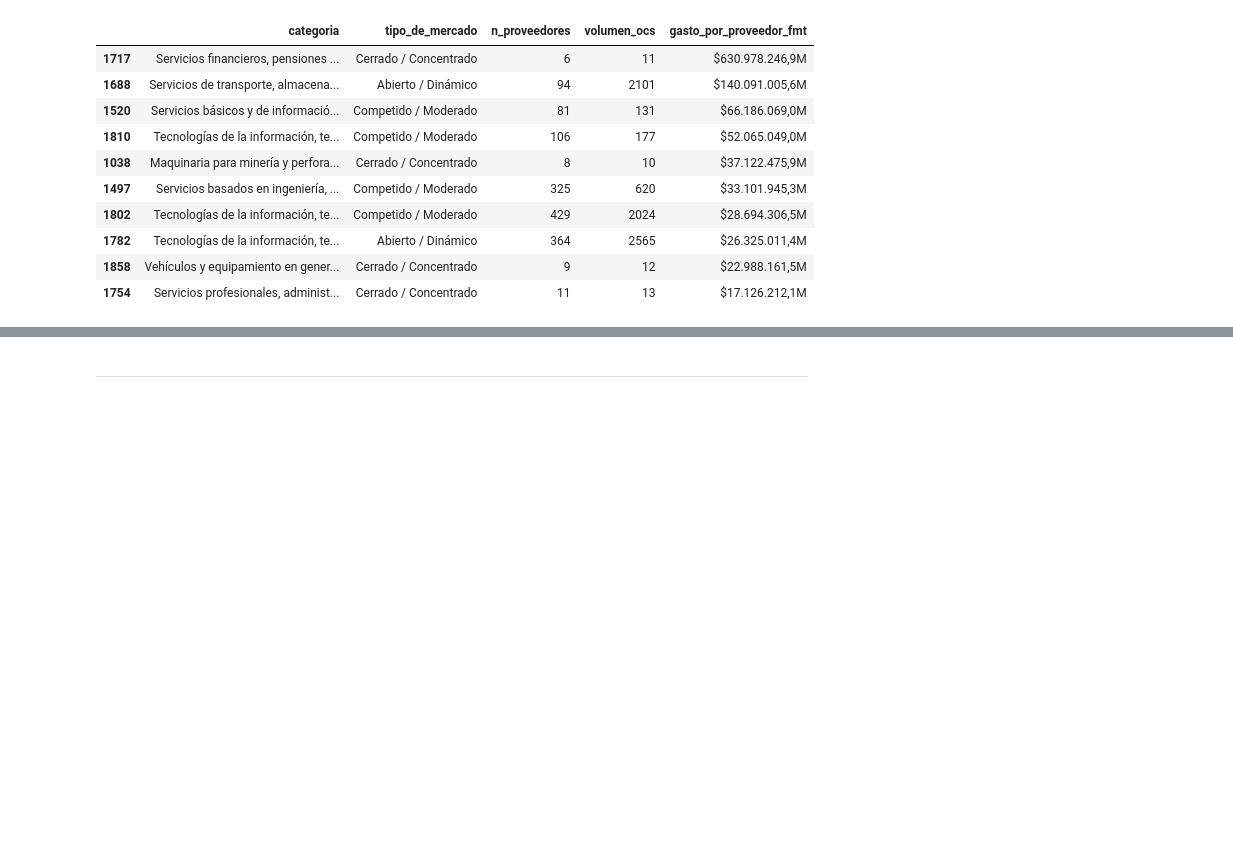
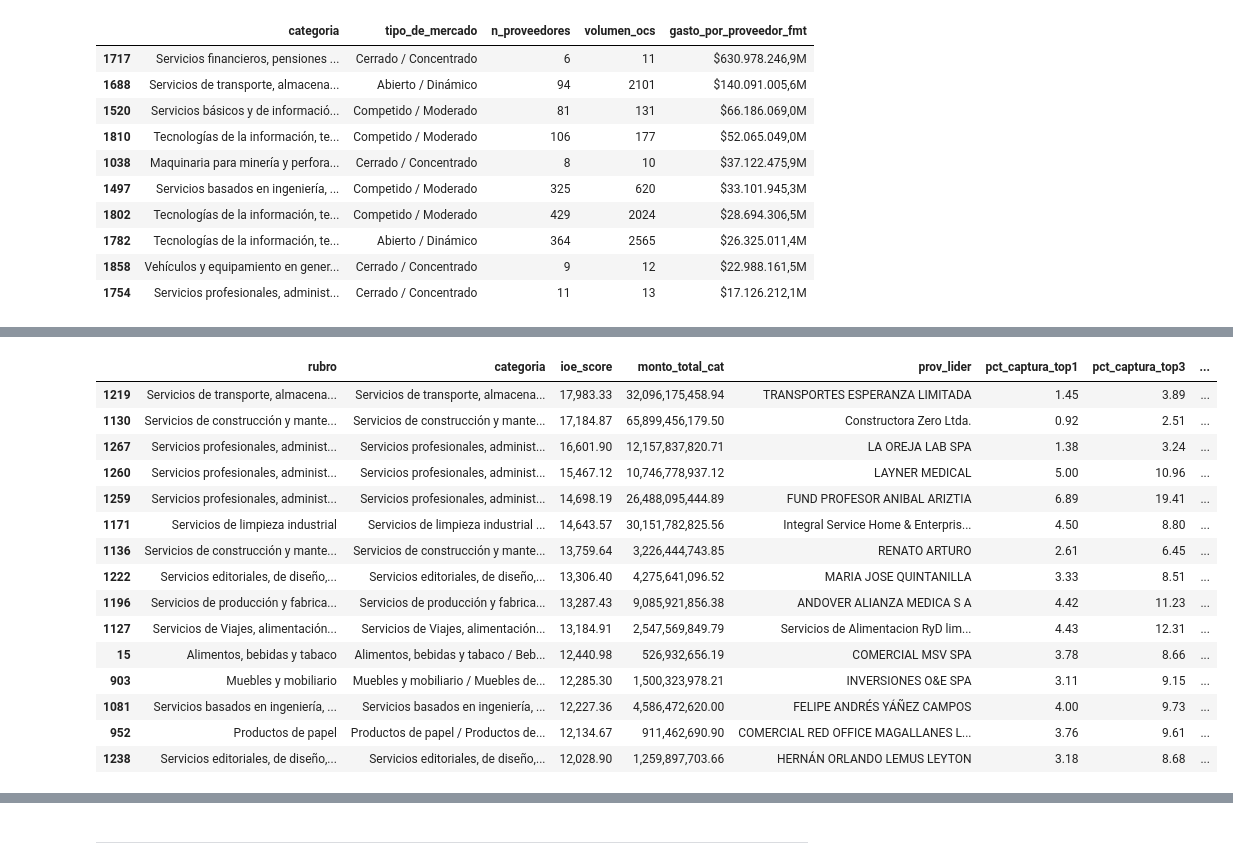
Before and after one commit to oscararayaoad-sys/mercado-publico-eda, a Jupyter notebook: notebooks/02_analyze_mercado_publico.ipynb, the cells around one changed output, grey strips where cells are left out. Cells and saved outputs as stored; diff of their text form; code cells hidden in the pictures; blank space fills up the shorter version.

```diff
--- a/notebooks/02_analyze_mercado_publico.ipynb
+++ b/notebooks/02_analyze_mercado_publico.ipynb
@@ -813,0 +973,67 @@ df_nichos.sort_values("gasto_por_proveedor", ascending=False)[
+# %%
+def calcular_indice_oportunidad(df, min_ordenes=15):
+    # 1. Limpieza previa de outliers extremos (IQR)
+    df_clean = limpiar_outliers_iqr(df)
+
+    resultados = []
+
+    for (rubro, categoria), g in df_clean.groupby(['rubro', 'categoria']):
+        if len(g) < min_ordenes:
+            continue
+
+        monto_total_cat = g['total_linea_neto'].sum()
+
+        monto_por_prov = (
+            g.groupby('nombre_proveedor')['total_linea_neto']
+            .sum()
+            .sort_values(ascending=False)
+        )
+
+        cant_prov = g['nombre_proveedor'].nunique()
+        if cant_prov < 3 or monto_total_cat <= 0:
+            continue
+
+        prov_top1 = monto_por_prov.index[0]
+        pct_top1 = (monto_por_prov.iloc[0] / monto_total_cat) * 100
+        pct_top3 = (monto_por_prov.iloc[:3].sum() / monto_total_cat) * 100
+
+        # Cálculo del Índice de Oportunidad (IOE)
+        ioe = np.log(monto_total_cat) * (100 - pct_top3) * np.log(cant_prov)
+
+        resultados.append({
+            'rubro': rubro,
+            'categoria': categoria,
+            'ioe_score': ioe,
+            'monto_total_cat': monto_total_cat,
+            'prov_lider': prov_top1,
+            'pct_captura_top1': pct_top1,
+            'pct_captura_top3': pct_top3,
+            'cant_proveedores': cant_prov,
+            'total_ordenes_cat': len(g)
+        })
+
+    df_res = pd.DataFrame(resultados)
+    return df_res.sort_values(by='ioe_score', ascending=False)
+
+pd.options.display.float_format = '{:,.2f}'.format
+
+# Ejecución
+df_oportunidades = calcular_indice_oportunidad(df, min_ordenes=15)
+df_oportunidades.head(15)
+# %% [output]
+|  | rubro | categoria | ioe_score | monto_total_cat | prov_lider | pct_captura_top1 | pct_captura_top3 | ... |
+| 1219 | Servicios de transporte, almacena... | Servicios de transporte, almacena... | 17,983.33 | 32,096,175,458.94 | TRANSPORTES ESPERANZA LIMITADA | 1.45 | 3.89 | ... |
+| 1130 | Servicios de construcción y mante... | Servicios de construcción y mante... | 17,184.87 | 65,899,456,179.50 | Constructora Zero Ltda. | 0.92 | 2.51 | ... |
+| 1267 | Servicios profesionales, administ... | Servicios profesionales, administ... | 16,601.90 | 12,157,837,820.71 | LA OREJA LAB SPA | 1.38 | 3.24 | ... |
+| 1260 | Servicios profesionales, administ... | Servicios profesionales, administ... | 15,467.12 | 10,746,778,937.12 | LAYNER MEDICAL | 5.00 | 10.96 | ... |
+| 1259 | Servicios profesionales, administ... | Servicios profesionales, administ... | 14,698.19 | 26,488,095,444.89 | FUND PROFESOR ANIBAL ARIZTIA | 6.89 | 19.41 | ... |
+| 1171 | Servicios de limpieza industrial | Servicios de limpieza industrial ... | 14,643.57 | 30,151,782,825.56 | Integral Service Home & Enterpris... | 4.50 | 8.80 | ... |
+| 1136 | Servicios de construcción y mante... | Servicios de construcción y mante... | 13,759.64 | 3,226,444,743.85 | RENATO ARTURO | 2.61 | 6.45 | ... |
+| 1222 | Servicios editoriales, de diseño,... | Servicios editoriales, de diseño,... | 13,306.40 | 4,275,641,096.52 | MARIA JOSE QUINTANILLA | 3.33 | 8.51 | ... |
+| 1196 | Servicios de producción y fabrica... | Servicios de producción y fabrica... | 13,287.43 | 9,085,921,856.38 | ANDOVER ALIANZA MEDICA S A | 4.42 | 11.23 | ... |
+| 1127 | Servicios de Viajes, alimentación... | Servicios de Viajes, alimentación... | 13,184.91 | 2,547,569,849.79 | Servicios de Alimentacion RyD lim... | 4.43 | 12.31 | ... |
+| 15 | Alimentos, bebidas y tabaco | Alimentos, bebidas y tabaco / Beb... | 12,440.98 | 526,932,656.19 | COMERCIAL MSV SPA | 3.78 | 8.66 | ... |
+| 903 | Muebles y mobiliario | Muebles y mobiliario / Muebles de... | 12,285.30 | 1,500,323,978.21 | INVERSIONES O&E SPA | 3.11 | 9.15 | ... |
+| 1081 | Servicios basados en ingeniería, ... | Servicios basados en ingeniería, ... | 12,227.36 | 4,586,472,620.00 | FELIPE ANDRÉS YÁÑEZ CAMPOS | 4.00 | 9.73 | ... |
+| 952 | Productos de papel | Productos de papel / Productos de... | 12,134.67 | 911,462,690.90 | COMERCIAL RED OFFICE MAGALLANES L... | 3.76 | 9.61 | ... |
+| 1238 | Servicios editoriales, de diseño,... | Servicios editoriales, de diseño,... | 12,028.90 | 1,259,897,703.66 | HERNÁN ORLANDO LEMUS LEYTON | 3.18 | 8.68 | ... |
```
Also changed, not shown: parts of 12 cells of this notebook, 7 other files.
